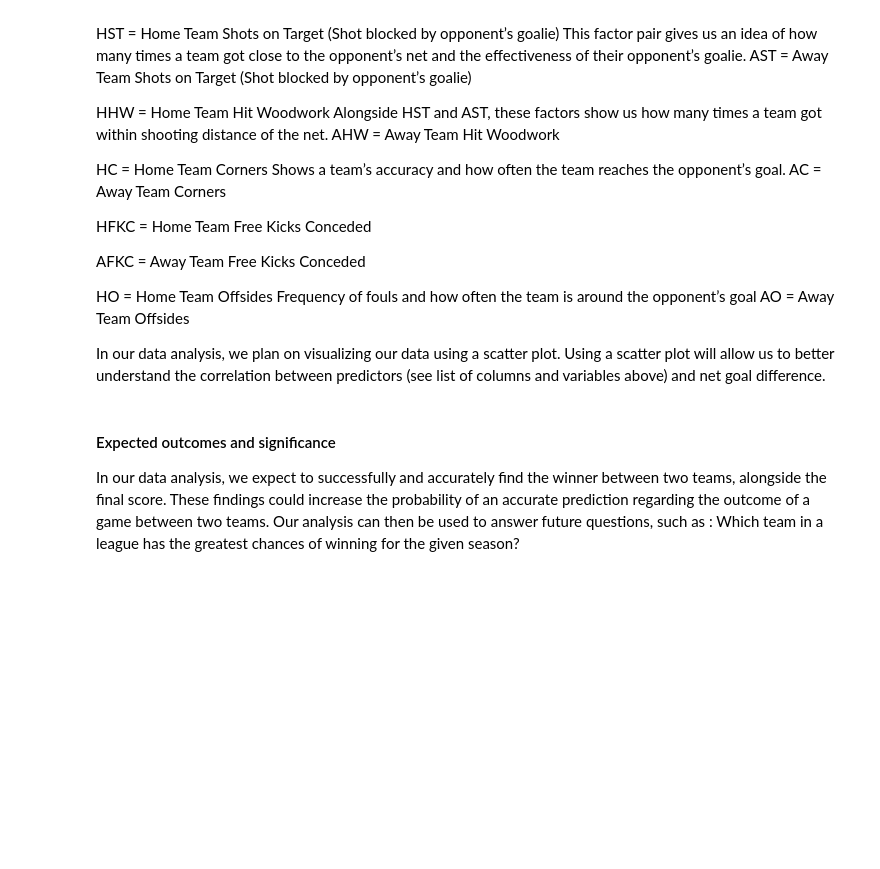
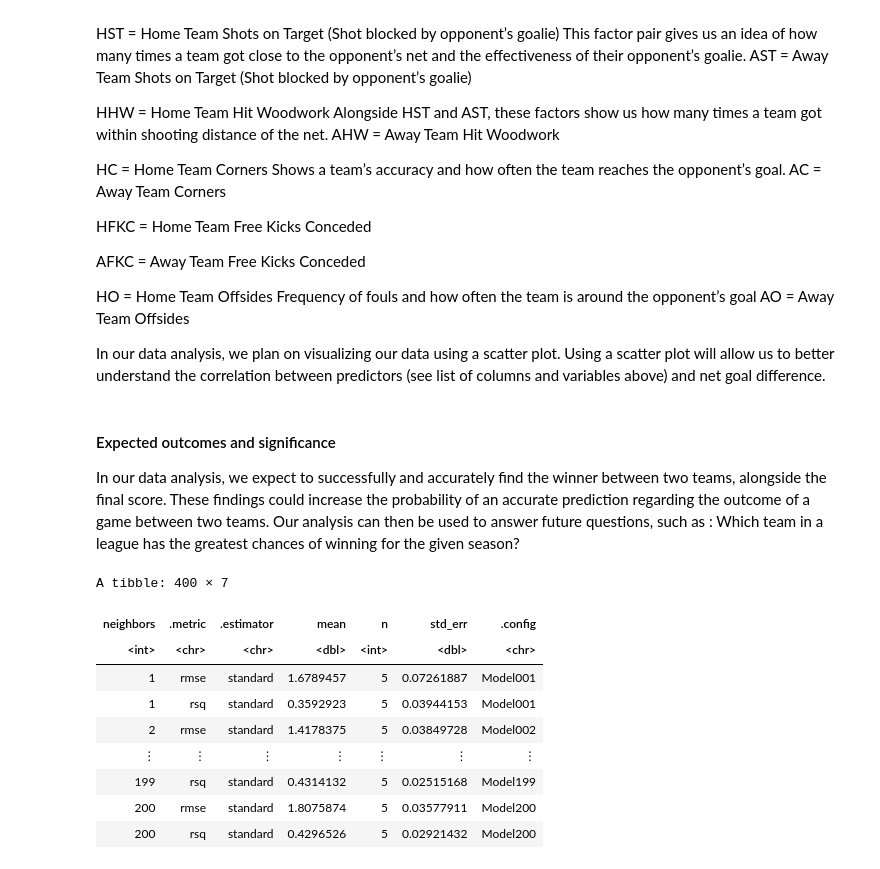
Before and after one commit to armanmoztar/DSCI100-group-project-report, a Jupyter notebook: Group_Project.ipynb, the cells around one changed output. Cells and saved outputs as stored; diff of their text form; code cells hidden in the pictures; blank space fills up the shorter version.

```diff
--- a/Group_Project.ipynb
+++ b/Group_Project.ipynb
@@ -223,3 +214,47 @@ In our data analysis, we expect to successfully and accurately find the winner b
 These findings could increase the probability of an accurate prediction regarding the outcome of a game between two teams. Our
 analysis can then be used to answer future questions, such as : Which team in a league has the greatest chances of winning for
 the given season?
+# %%
+match_train <- mutate(match_train, NetScore = FTHG - FTAG)
+match_test <- mutate(match_test, NetScore = FTHG - FTAG)
+# %%
+set.seed(1234)
+# match_data
+# match_split <- initial_split(match_data, prop = 3/4, strata = "FTR")
+# match_train <- training(match_split)
+# match_test <- testing(match_split)
+#HTHG + HTAG + HS + AS + HST + HC + AC + HY + AY+ HR + AR + B365H + B365A+ BWH + BWA
+match_spec <- nearest_neighbor(weight_func = "rectangular", neighbors = tune()) %>%
+      set_engine("kknn") %>%
+      set_mode("regression")
+
+match_recipe_home <- recipe(NetScore ~ HTHG+HTAG+HS+AS+HST+AST+HF+AF+HC+AC+HY+AY+
+                            HR+AR+B365H+B365D+B365A+BWH+BWD+BWA+IWH+IWD+IWA, data = match_train) %>%
+      step_scale(all_predictors()) %>%
+      step_center(all_predictors())
+
+match_vfold <- vfold_cv(match_train, v=5, strata = NetScore)
+
+match_workflow <- workflow() %>%
+    add_recipe(match_recipe_home) %>%
+    add_model(match_spec)
+
+
+gridvals <- tibble(neighbors = seq(from = 1, to = 200))
+
+match_results <- match_workflow %>%
+        tune_grid(resamples = match_vfold, grid = gridvals) %>%
+        collect_metrics()
+
+match_results
+# %% [output]
+A tibble: 400 × 7
+| neighbors | .metric | .estimator | mean | n | std_err | .config |
+| <int> | <chr> | <chr> | <dbl> | <int> | <dbl> | <chr> |
+| 1 | rmse | standard | 1.6789457 | 5 | 0.07261887 | Model001 |
+| 1 | rsq | standard | 0.3592923 | 5 | 0.03944153 | Model001 |
+| 2 | rmse | standard | 1.4178375 | 5 | 0.03849728 | Model002 |
+| ⋮ | ⋮ | ⋮ | ⋮ | ⋮ | ⋮ | ⋮ |
+| 199 | rsq | standard | 0.4314132 | 5 | 0.02515168 | Model199 |
+| 200 | rmse | standard | 1.8075874 | 5 | 0.03577911 | Model200 |
+| 200 | rsq | standard | 0.4296526 | 5 | 0.02921432 | Model200 |
```
Also changed, not shown: parts of 5 cells of this notebook.
